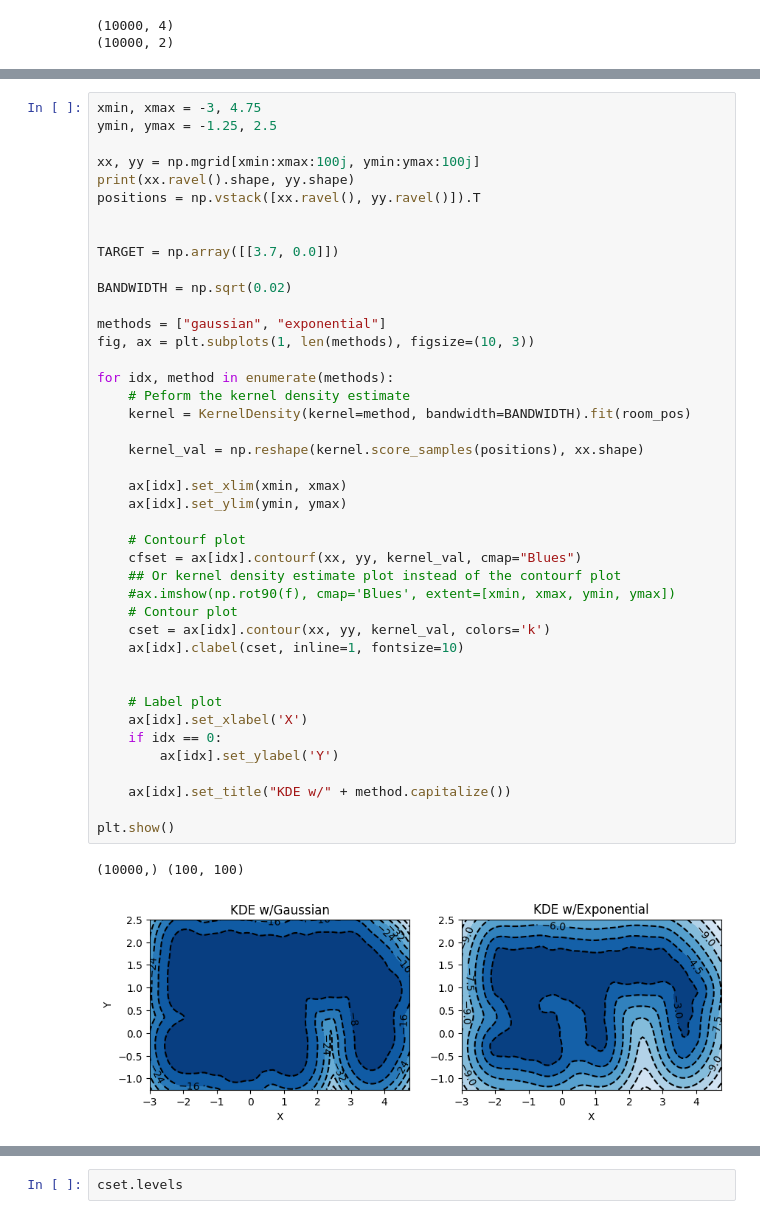
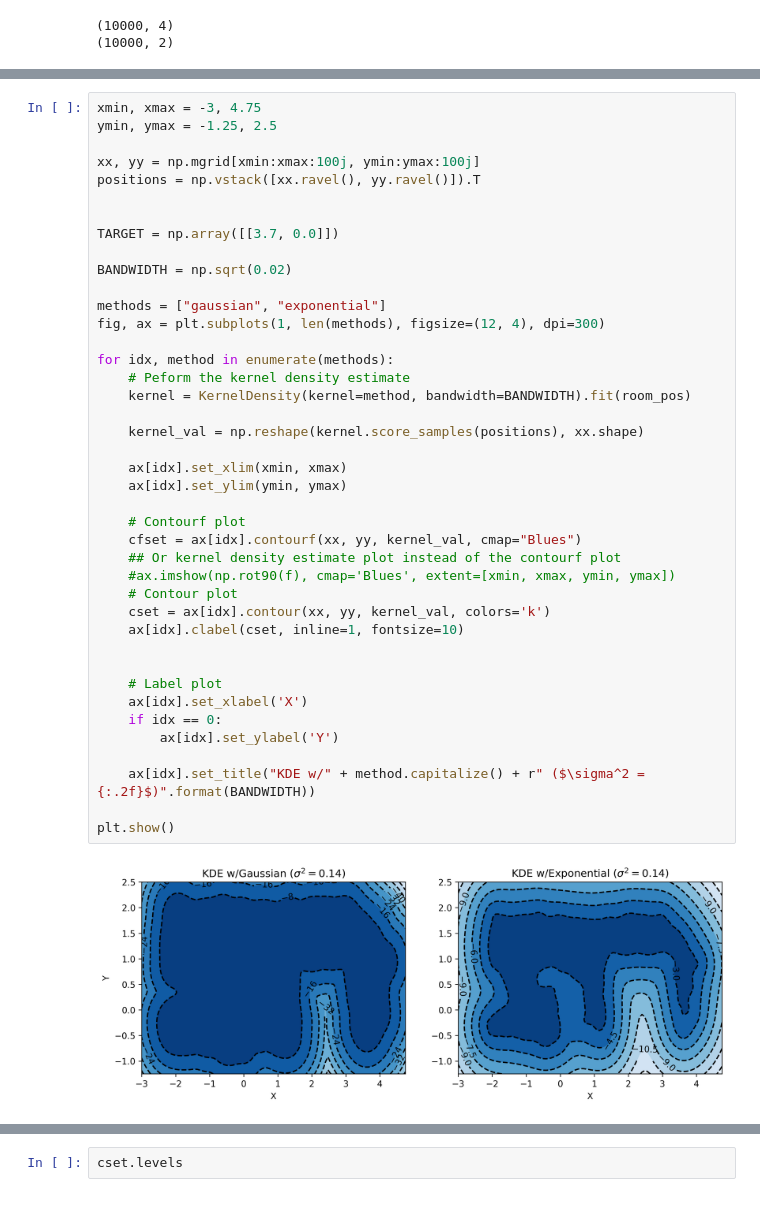
Before and after one commit to AGarciaCast/equivariant-representation-learning, a Jupyter notebook: rooms_exp/a_star.ipynb, the cells around one changed output, grey strips where cells are left out. Cells and saved outputs as stored; diff of their text form.

```diff
--- a/rooms_exp/a_star.ipynb
+++ b/rooms_exp/a_star.ipynb
@@ -36,7 +38,6 @@ xmin, xmax = -3, 4.75
 ymin, ymax = -1.25, 2.5
 
 xx, yy = np.mgrid[xmin:xmax:100j, ymin:ymax:100j]
-print(xx.ravel().shape, yy.shape)
 positions = np.vstack([xx.ravel(), yy.ravel()]).T
 
 
@@ -45,37 +46,36 @@ TARGET = np.array([[3.7, 0.0]])
 BANDWIDTH = np.sqrt(0.02)
 
 methods = ["gaussian", "exponential"]
-fig, ax = plt.subplots(1, len(methods), figsize=(10, 3))
+fig, ax = plt.subplots(1, len(methods), figsize=(12, 4), dpi=300)
 
 for idx, method in enumerate(methods):
     # Peform the kernel density estimate
     kernel = KernelDensity(kernel=method, bandwidth=BANDWIDTH).fit(room_pos)
 
     kernel_val = np.reshape(kernel.score_samples(positions), xx.shape)
 
     ax[idx].set_xlim(xmin, xmax)
     ax[idx].set_ylim(ymin, ymax)
 
     # Contourf plot
     cfset = ax[idx].contourf(xx, yy, kernel_val, cmap="Blues")
     ## Or kernel density estimate plot instead of the contourf plot
     #ax.imshow(np.rot90(f), cmap='Blues', extent=[xmin, xmax, ymin, ymax])
     # Contour plot
     cset = ax[idx].contour(xx, yy, kernel_val, colors='k')
     ax[idx].clabel(cset, inline=1, fontsize=10)
 
 
     # Label plot
     ax[idx].set_xlabel('X')
     if idx == 0:
         ax[idx].set_ylabel('Y')
 
-    ax[idx].set_title("KDE w/" + method.capitalize())
+    ax[idx].set_title("KDE w/" + method.capitalize() + r" ($\sigma^2 = {:.2f}$)".format(BANDWIDTH))
 
 plt.show()
 # %% [output]
-(10000,) (100, 100)
-[figure, old version]
+[figure, new version]
 # %%
 kernel = KernelDensity(kernel=method, bandwidth=BANDWIDTH).fit(room_pos)
 kernel_val = kernel.score_samples(positions)
```
Also changed, not shown: parts of 12 cells of this notebook, 8 other files.
